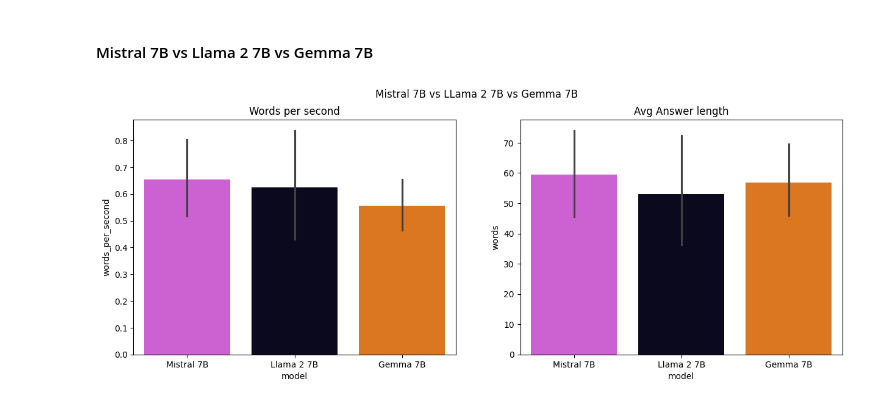
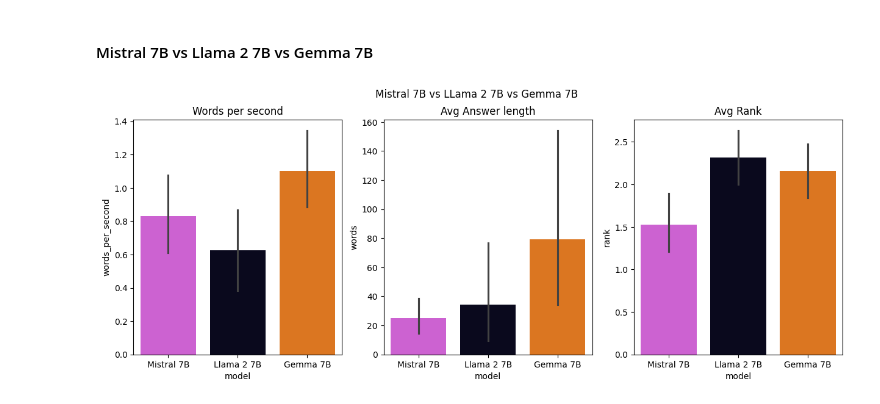
Before and after one commit to zaai-ai/lab, a Jupyter notebook: large-language-models/gemma/gemma.ipynb, the cells around one changed output. Drawn from its saved outputs; the diff is of its cells as text; code cells hidden in the pictures.

```diff
--- a/large-language-models/gemma/gemma.ipynb
+++ b/large-language-models/gemma/gemma.ipynb
@@ -84,19 +40,25 @@ for q in questions:
+# %%
+squad = load_dataset("squad", split="train")
+squad = squad.shuffle()
 # %% [markdown]
 ### Create dictionary to save metrics
 # %%
 llama_metrics = {
     "words_per_second": [],
-    "words": []
+    "words": [],
+    "rank": [],
 }
 
 mistral_metrics = {
     "words_per_second": [],
-    "words": []
+    "words": [],
+    "rank": [],
 }
 
 gemma_metrics = {
     "words_per_second": [],
     "words": [],
+    "rank": [],
 }
 # %% [markdown]
 ### Gather metrics
@@ -144,3 +65,31 @@ llama_print_timings:       total time =  146584.61 ms /   865 tokens
+# %%
+for i in range(100):
+    context = squad[i]['context']
+    query = squad[i]['question']
+    answer = squad[i]['answers']['text'][0]
+
+    # llama
+    answer_llama, words_per_second, words = utils.get_llm_response(llama, context, query)
+    llama_metrics["words_per_second"].append(words_per_second)
+    llama_metrics["words"].append(words)
+
+    # mistral
+    answer_mistral, words_per_second, words = utils.get_llm_response(mistral, context, query)
+    mistral_metrics["words_per_second"].append(words_per_second)
+    mistral_metrics["words"].append(words)
+
+    # gemma
+    answer_gemma, words_per_second, words = utils.get_llm_response(gemma, context, query)
+    gemma_metrics["words_per_second"].append(words_per_second)
+    gemma_metrics["words"].append(words)
+
+    # GPT-3.5 rank
+    llm_answers_dict = {'llama': answer_llama, 'mistral': answer_mistral, 'gemma': answer_gemma}
+    rank = utils.get_gpt_rank(answer, llm_answers_dict, os.getenv("OPENAI_API_KEY"))
+
+    llama_metrics["rank"].append(rank.index('1')+1)
+    mistral_metrics["rank"].append(rank.index('2')+1)
+    gemma_metrics["rank"].append(rank.index('3')+1)
 # %% [markdown]
 ### Metrics comparison
 # %% [markdown]
@@ -156,15 +105,18 @@ gemma_metrics['model'] = 'Gemma 7B'
 # create single data frame for plotting
 metrics = pd.concat([mistral_metrics, llama_metrics, gemma_metrics])
 # %%
-fig, axes = plt.subplots(1, 2, figsize=(15, 5))
+fig, axes = plt.subplots(1, 3, figsize=(15, 5))
 fig.suptitle('Mistral 7B vs LLama 2 7B vs Gemma 7B')
 
 sns.barplot(ax=axes[0], data=metrics, y='words_per_second', x='model', hue='model', palette=["#dd4fe4", "#070620", "#fa7302"])
 axes[0].set_title("Words per second")
 
 sns.barplot(ax=axes[1], data=metrics, y='words', x='model', hue='model', palette=["#dd4fe4", "#070620", "#fa7302"])
 axes[1].set_title("Avg Answer length")
 
+sns.barplot(ax=axes[2], data=metrics, y='rank', x='model', hue='model', palette=["#dd4fe4", "#070620", "#fa7302"])
+axes[2].set_title("Avg Rank")
+
 plt.show()
 # %% [output]
-[figure, old version]
+[figure, new version]
```
Also changed, not shown: parts of 10 cells of this notebook, 7 other files.
